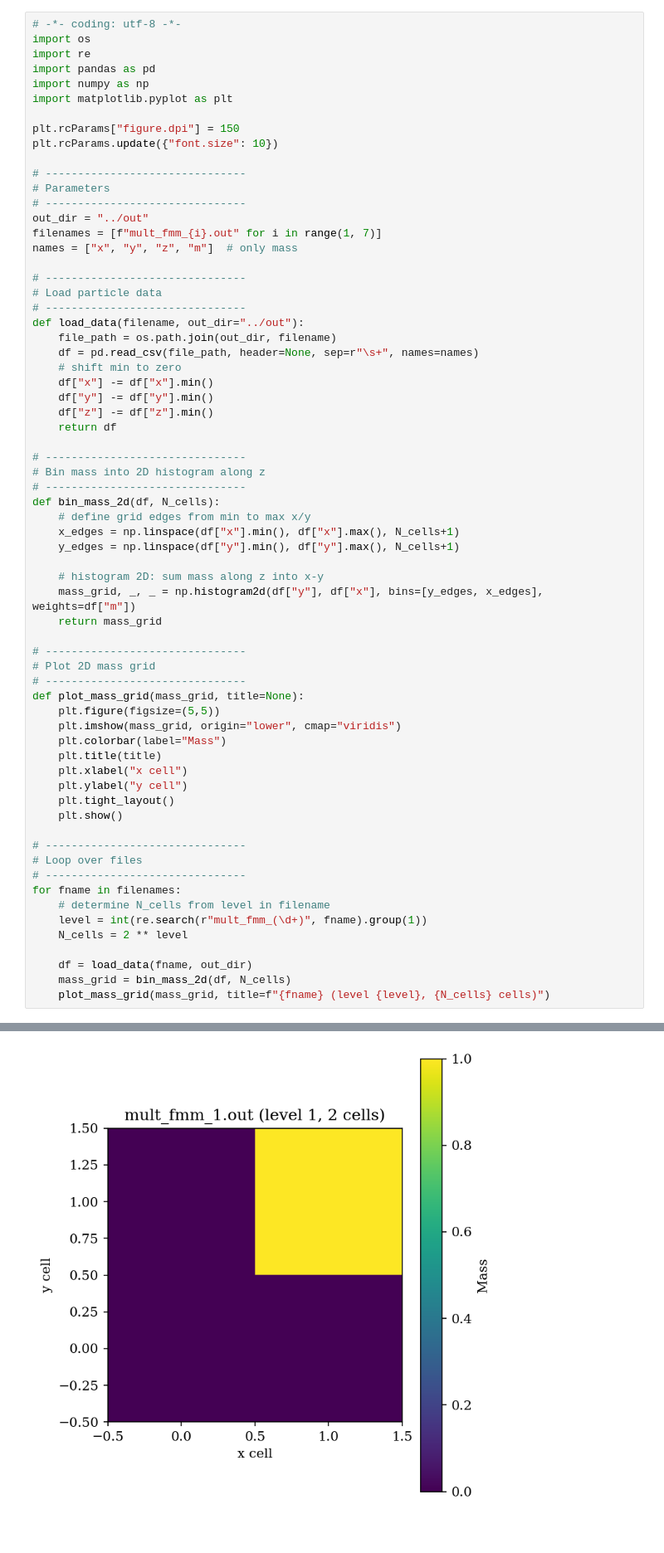
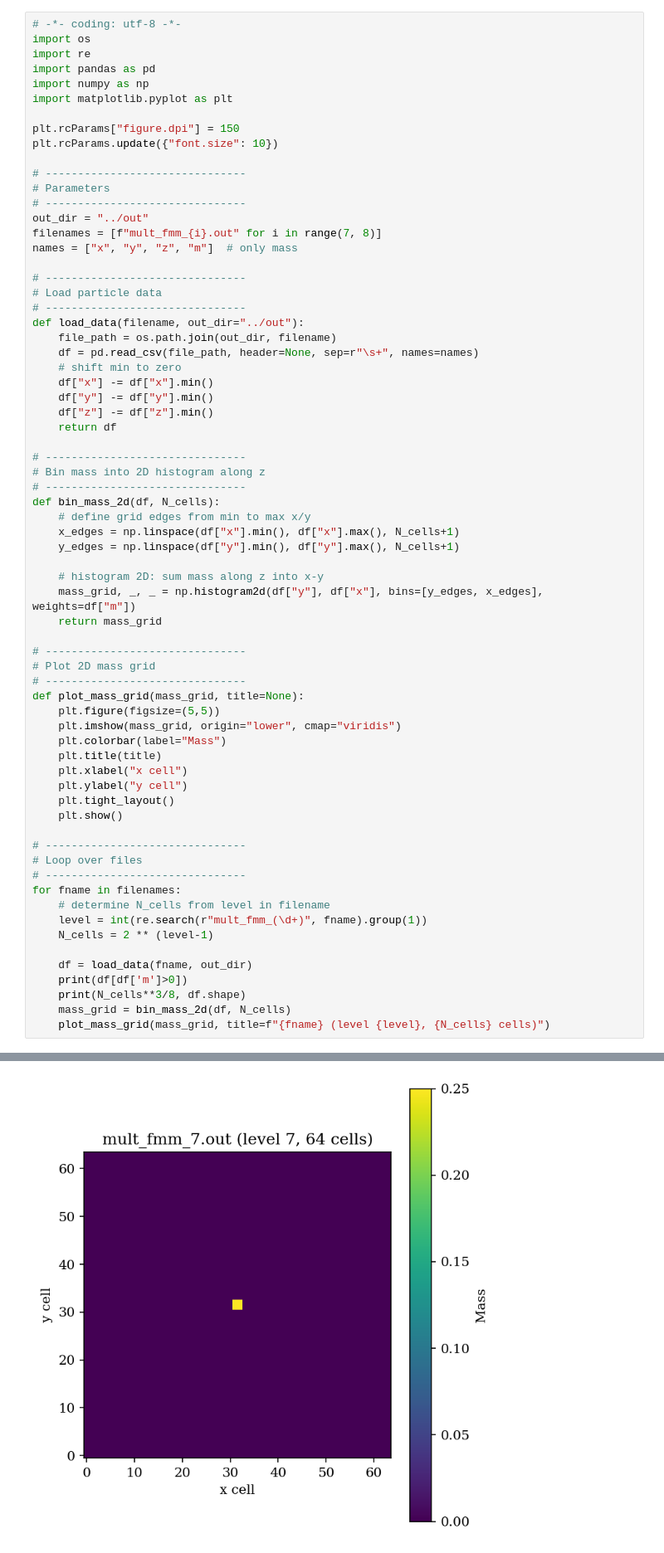
Before and after one commit to Byeol-Haneul/Ramses-FMM, a Jupyter notebook: analyze/multipoles.ipynb, the cells around one changed output, grey strips where cells are left out. Shown at 83% size. Cells and saved outputs as stored; diff of their text form.

```diff
--- a/analyze/multipoles.ipynb
+++ b/analyze/multipoles.ipynb
@@ -13,7 +13,7 @@ plt.rcParams.update({"font.size": 10})
 # Parameters
 # -------------------------------
 out_dir = "../out"
-filenames = [f"mult_fmm_{i}.out" for i in range(1, 7)]
+filenames = [f"mult_fmm_{i}.out" for i in range(7, 8)]
 names = ["x", "y", "z", "m"]  # only mass
 
 # -------------------------------
@@ -59,9 +59,11 @@ def plot_mass_grid(mass_grid, title=None):
 for fname in filenames:
     # determine N_cells from level in filename
     level = int(re.search(r"mult_fmm_(\d+)", fname).group(1))
-    N_cells = 2 ** level
+    N_cells = 2 ** (level-1)
 
     df = load_data(fname, out_dir)
+    print(df[df['m']>0])
+    print(N_cells**3/8, df.shape)
     mass_grid = bin_mass_2d(df, N_cells)
     plot_mass_grid(mass_grid, title=f"{fname} (level {level}, {N_cells} cells)")
 # %% [output]
@@ -68 +80 @@ for fname in filenames:
-[figure, old version]
+[figure, new version]
```
Also changed, not shown: parts of 2 cells of this notebook, 10 other files.
